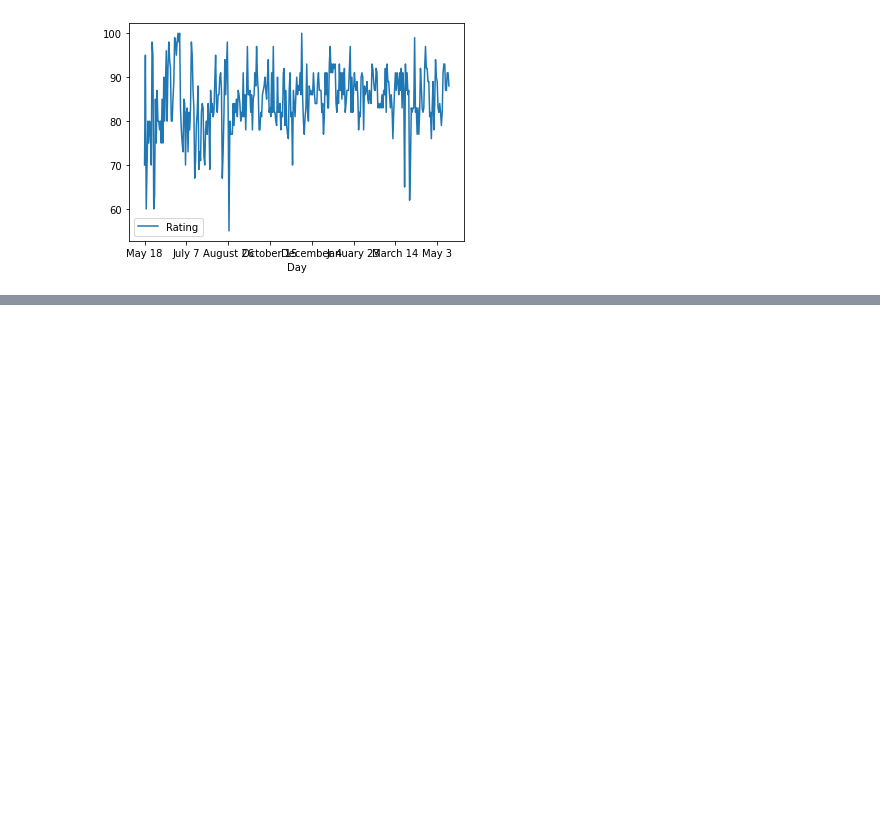
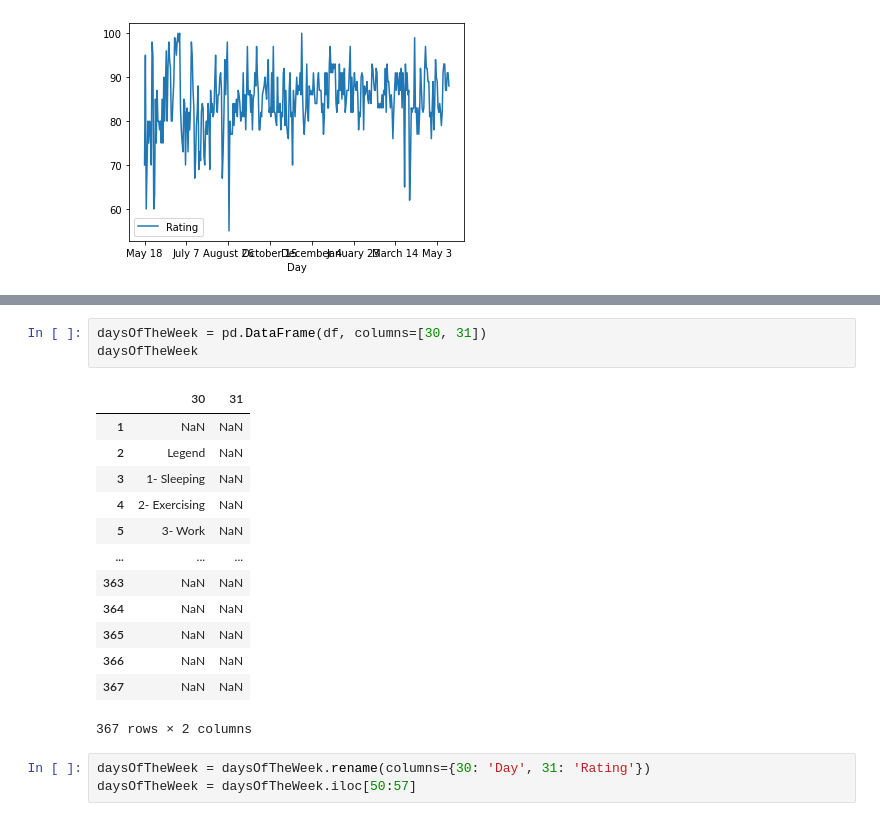
Before and after one commit to apenaloza7/day_in_life, a Jupyter notebook: main_notebook.ipynb, the cells around one changed output, grey strips where cells are left out. Drawn from its saved outputs; the diff is of its cells as text; blank space fills up the shorter version.

```diff
--- a/main_notebook.ipynb
+++ b/main_notebook.ipynb
@@ -144,0 +153,20 @@ plt.show()
+# %%
+daysOfTheWeek = pd.DataFrame(df, columns=[30, 31])
+daysOfTheWeek
+# %% [output]
+|  | 30 | 31 |
+| 1 | NaN | NaN |
+| 2 | Legend | NaN |
+| 3 | 1- Sleeping | NaN |
+| 4 | 2- Exercising | NaN |
+| 5 | 3- Work | NaN |
+| ... | ... | ... |
+| 363 | NaN | NaN |
+| 364 | NaN | NaN |
+| 365 | NaN | NaN |
+| 366 | NaN | NaN |
+| 367 | NaN | NaN |
+367 rows × 2 columns
+# %%
+daysOfTheWeek = daysOfTheWeek.rename(columns={30: 'Day', 31: 'Rating'})
+daysOfTheWeek = daysOfTheWeek.iloc[50:57]
```
Also changed, not shown: parts of 3 cells of this notebook.
